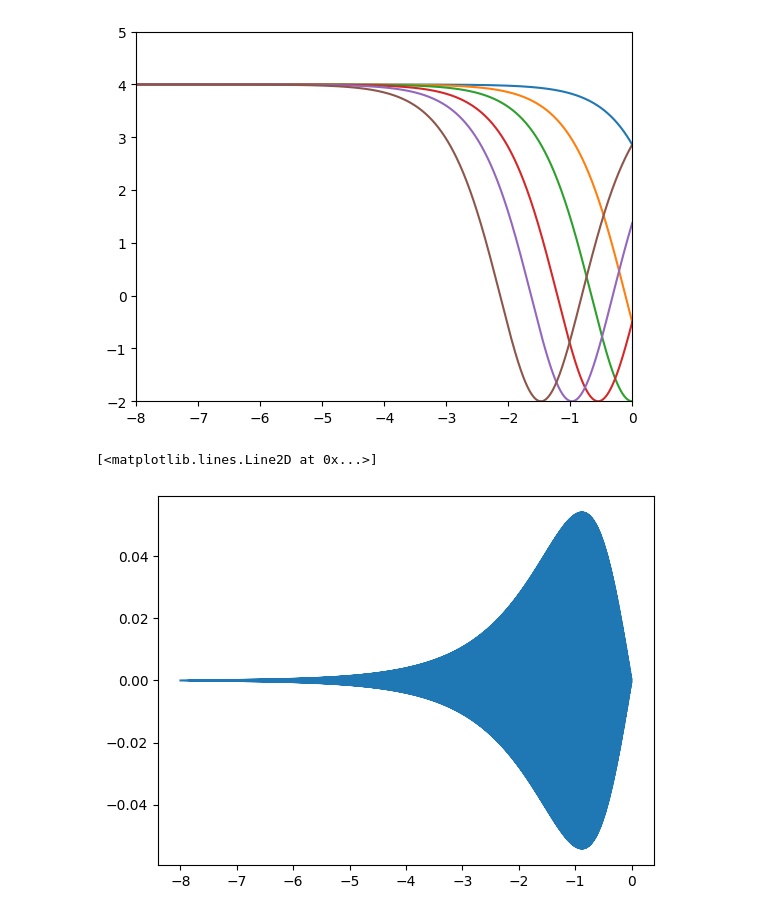
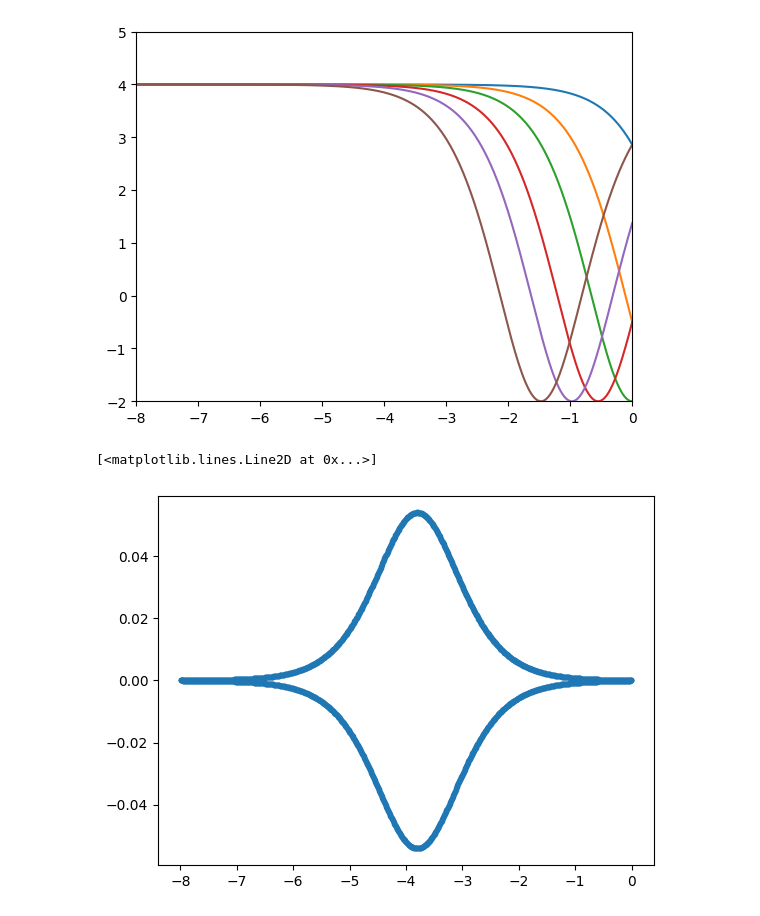
Before and after one commit to JairoSSantos/parallel-kink-scattering, a Jupyter notebook: notebooks/dirichlet-sym.ipynb, the cells around one changed output. Saved outputs shown, nothing was run; the diff lists cells and outputs as text; code cells hidden in the pictures.

```diff
--- a/notebooks/dirichlet-sym.ipynb
+++ b/notebooks/dirichlet-sym.ipynb
@@ -18,15 +18,16 @@ plt.show()
 # %% [output]
 [figure]
 # %%
-d = 2/dx**2 + U(x[1:-1], 0)
+d = 2/dx**2 + U(x[1:-1], -0.999)
 e = 1/dx**2 * np.ones(len(d)-1)
 # %%
 w, v = eigh_tridiagonal(d, e)
 # %%
-plt.plot(x[1:-1], v.T[0])
+# loc = np.argsort(x[1:-1])
+plt.plot(x[1:-1], v.T[0], '.')
 # %% [output]
 [<matplotlib.lines.Line2D at 0x...>]
-[figure, old version]
+[figure, new version]
 # %%
 plt.plot(x[1:-1], v.T[1])
 # %% [output]
```
Also changed, not shown: parts of 11 cells of this notebook, 2 other files.
